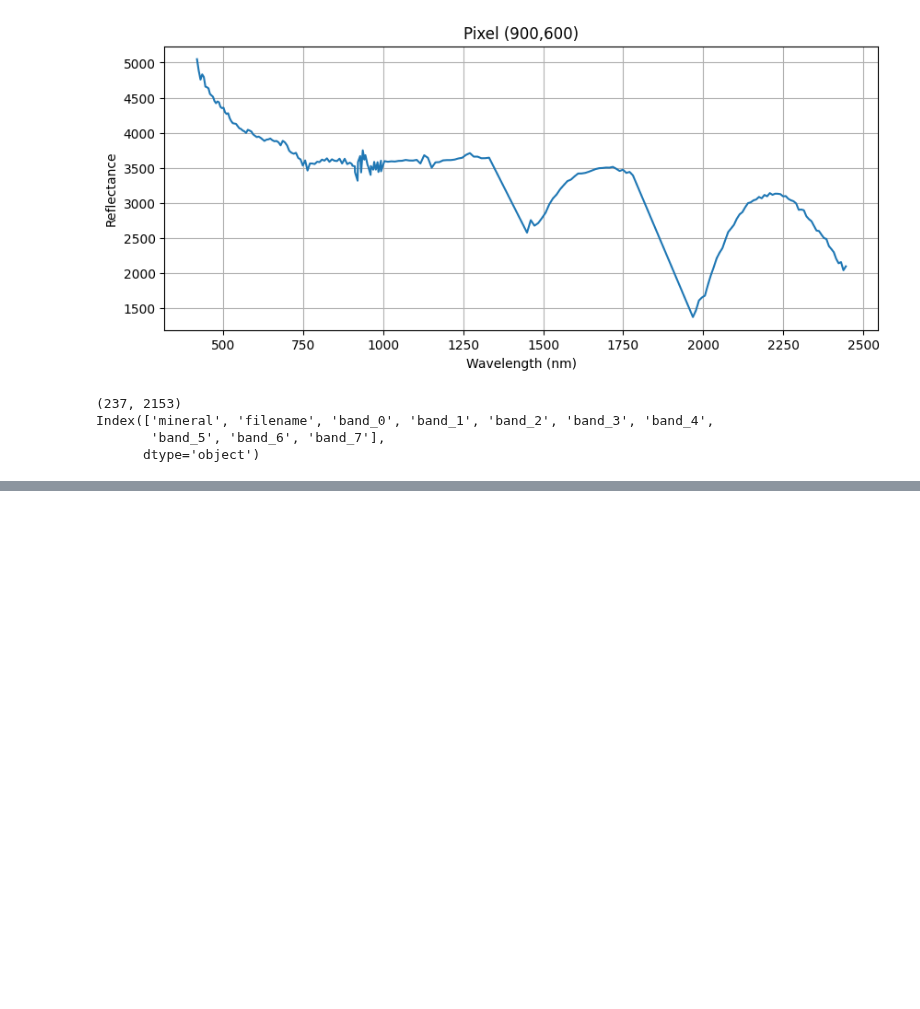
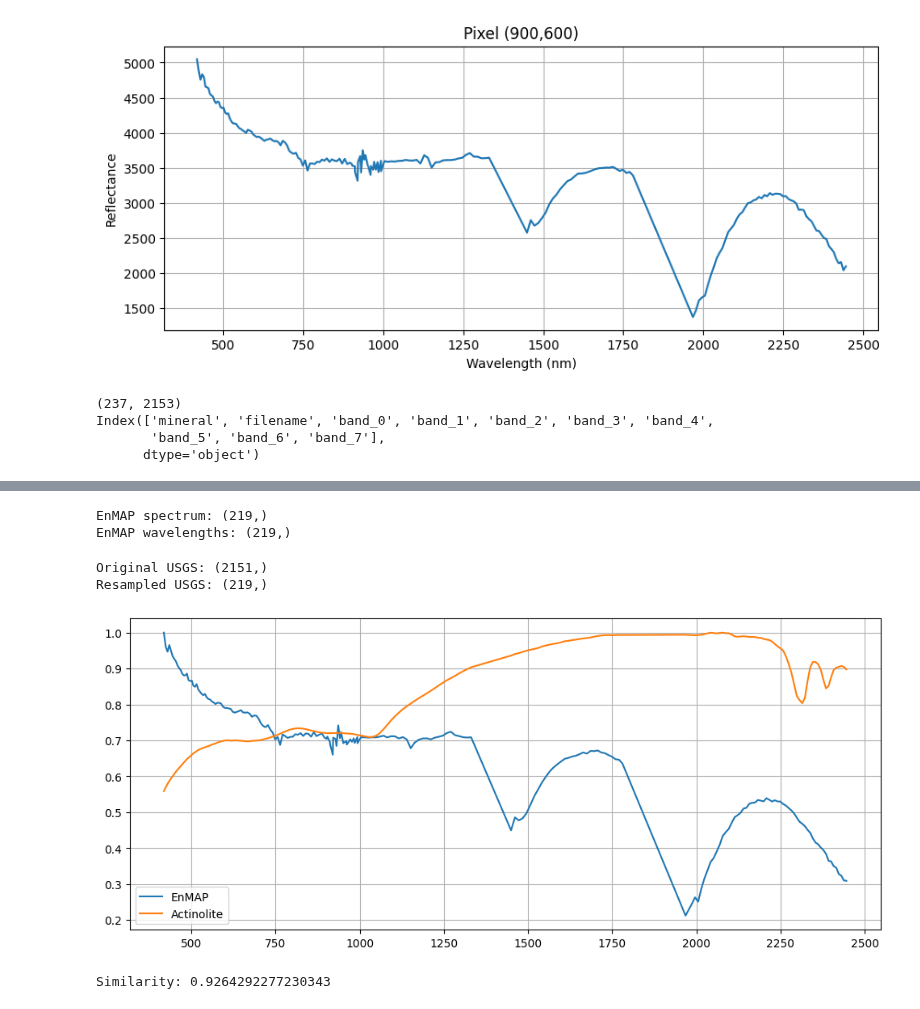
Before and after one commit to ECOMINE-IN/Geomind, a Jupyter notebook: notebooks/04_hyperspectral.ipynb, the cells around one changed output, grey strips where cells are left out. Saved outputs shown, nothing was run; the diff lists cells and outputs as text; code cells hidden in the pictures; blank space fills up the shorter version.

Commit message:
First mineral matching pipeline

```diff
--- a/notebooks/04_hyperspectral.ipynb
+++ b/notebooks/04_hyperspectral.ipynb
@@ -462,0 +550,4 @@ Index(['mineral', 'filename', 'band_0', 'band_1', 'band_2', 'band_3', 'band_4',
+# %%
+with open(usgs_waves_file, "r") as f:
+    for i in range(15):
+        print(repr(f.readline()))
@@ -462,0 +591,69 @@ Index(['mineral', 'filename', 'band_0', 'band_1', 'band_2', 'band_3', 'band_4',
+# %%
+# Pick one candidate pixel
+
+pixel_row = 600
+pixel_col = 800
+
+enmap_spectrum = cube[:, pixel_row, pixel_col]
+
+valid = enmap_spectrum != -32768
+
+enmap_spec = enmap_spectrum[valid]
+
+enmap_wavelengths = np.array(wavelengths)[valid]
+
+print("EnMAP spectrum:", enmap_spec.shape)
+print("EnMAP wavelengths:", enmap_wavelengths.shape)
+# %% [output]
+EnMAP spectrum: (219,)
+EnMAP wavelengths: (219,)
+# %%
+from scipy.interpolate import interp1d
+
+usgs_spec = usgs.iloc[0, 2:].values.astype(float)
+
+interp_func = interp1d(
+    usgs_wavelengths,
+    usgs_spec,
+    bounds_error=False,
+    fill_value="extrapolate"
+)
+
+usgs_resampled = interp_func(enmap_wavelengths)
+
+print("Original USGS:", usgs_spec.shape)
+print("Resampled USGS:", usgs_resampled.shape)
+# %% [output]
+Original USGS: (2151,)
+Resampled USGS: (219,)
+# %%
+plt.figure(figsize=(12,5))
+
+plt.plot(
+    enmap_wavelengths,
+    enmap_spec / np.max(enmap_spec),
+    label="EnMAP"
+)
+
+plt.plot(
+    enmap_wavelengths,
+    usgs_resampled / np.max(usgs_resampled),
+    label=usgs.iloc[0]["mineral"]
+)
+
+plt.legend()
+plt.grid(True)
+plt.show()
+# %% [output]
+[figure, added]
+# %%
+from sklearn.metrics.pairwise import cosine_similarity
+
+score = cosine_similarity(
+    enmap_spec.reshape(1,-1),
+    usgs_resampled.reshape(1,-1)
+)[0][0]
+
+print("Similarity:", score)
+# %% [output]
+Similarity: 0.9264292277230343
```
Also changed, not shown: parts of 13 cells of this notebook.
